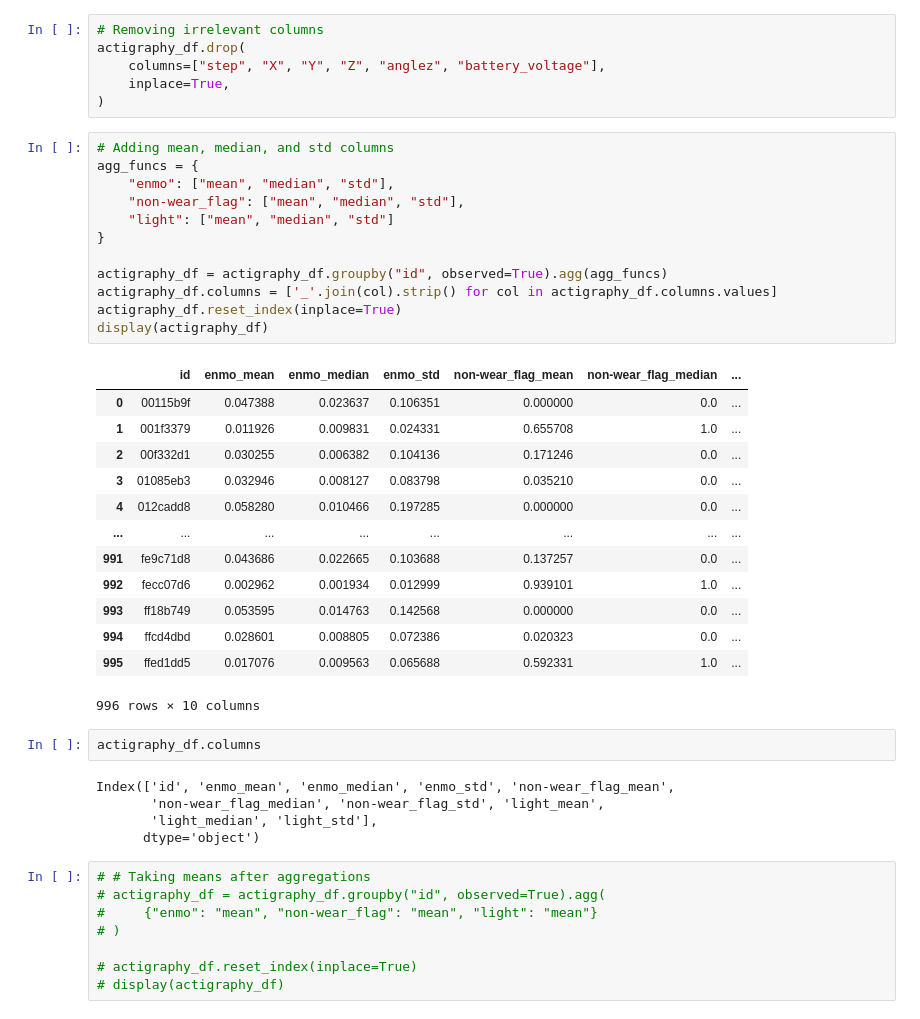
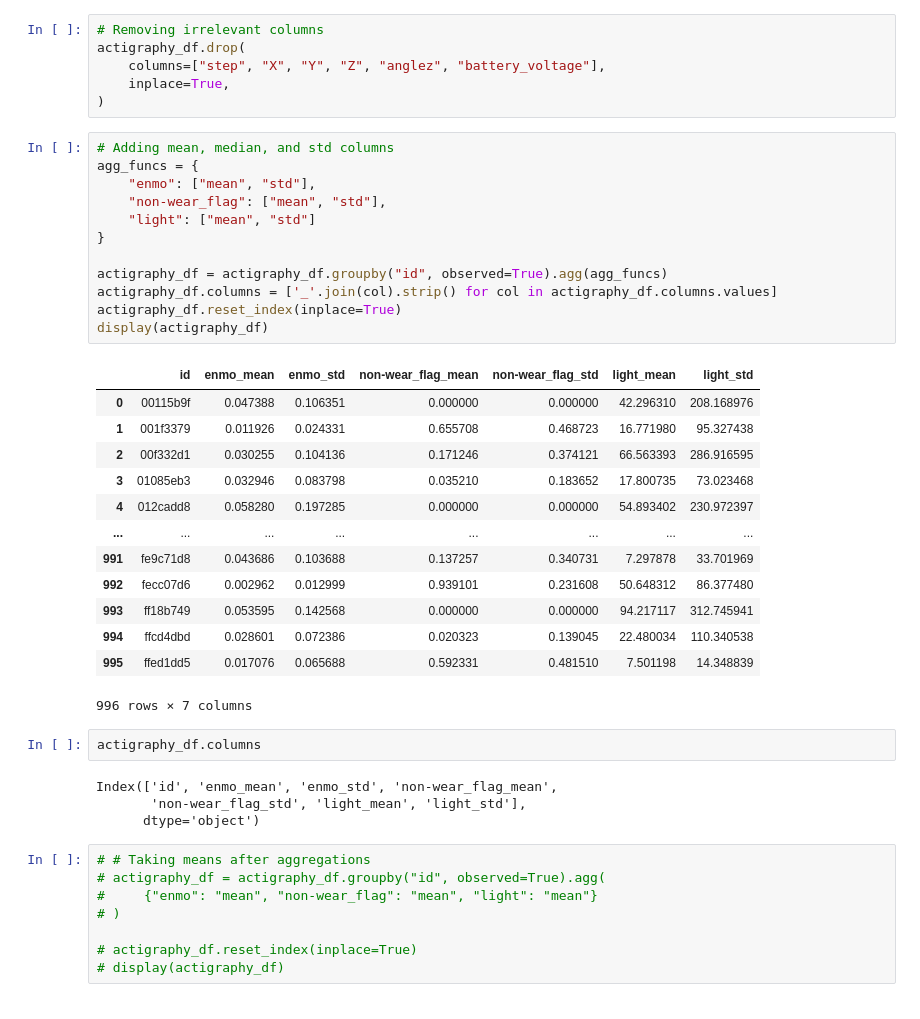
Before and after one commit to ASilins/mal1-2024, a Jupyter notebook: final project/analysis_ML_models.ipynb, the cells around one changed output. Drawn from its saved outputs; the diff is of its cells as text.

```diff
--- a/final project/analysis_ML_models.ipynb
+++ b/final project/analysis_ML_models.ipynb
@@ -70,35 +69,34 @@ actigraphy_df.drop(
 # %%
 # Adding mean, median, and std columns
 agg_funcs = {
-    "enmo": ["mean", "median", "std"],
-    "non-wear_flag": ["mean", "median", "std"],
-    "light": ["mean", "median", "std"]
+    "enmo": ["mean", "std"],
+    "non-wear_flag": ["mean", "std"],
+    "light": ["mean", "std"]
 }
 
 actigraphy_df = actigraphy_df.groupby("id", observed=True).agg(agg_funcs)
 actigraphy_df.columns = ['_'.join(col).strip() for col in actigraphy_df.columns.values]
 actigraphy_df.reset_index(inplace=True)
 display(actigraphy_df)
 # %% [output]
-|  | id | enmo_mean | enmo_median | enmo_std | non-wear_flag_mean | non-wear_flag_median | ... |
-| 0 | 00115b9f | 0.047388 | 0.023637 | 0.106351 | 0.000000 | 0.0 | ... |
-| 1 | 001f3379 | 0.011926 | 0.009831 | 0.024331 | 0.655708 | 1.0 | ... |
-| 2 | 00f332d1 | 0.030255 | 0.006382 | 0.104136 | 0.171246 | 0.0 | ... |
-| 3 | 01085eb3 | 0.032946 | 0.008127 | 0.083798 | 0.035210 | 0.0 | ... |
-| 4 | 012cadd8 | 0.058280 | 0.010466 | 0.197285 | 0.000000 | 0.0 | ... |
+|  | id | enmo_mean | enmo_std | non-wear_flag_mean | non-wear_flag_std | light_mean | light_std |
+| 0 | 00115b9f | 0.047388 | 0.106351 | 0.000000 | 0.000000 | 42.296310 | 208.168976 |
+| 1 | 001f3379 | 0.011926 | 0.024331 | 0.655708 | 0.468723 | 16.771980 | 95.327438 |
+| 2 | 00f332d1 | 0.030255 | 0.104136 | 0.171246 | 0.374121 | 66.563393 | 286.916595 |
+| 3 | 01085eb3 | 0.032946 | 0.083798 | 0.035210 | 0.183652 | 17.800735 | 73.023468 |
+| 4 | 012cadd8 | 0.058280 | 0.197285 | 0.000000 | 0.000000 | 54.893402 | 230.972397 |
 | ... | ... | ... | ... | ... | ... | ... | ... |
-| 991 | fe9c71d8 | 0.043686 | 0.022665 | 0.103688 | 0.137257 | 0.0 | ... |
-| 992 | fecc07d6 | 0.002962 | 0.001934 | 0.012999 | 0.939101 | 1.0 | ... |
-| 993 | ff18b749 | 0.053595 | 0.014763 | 0.142568 | 0.000000 | 0.0 | ... |
-| 994 | ffcd4dbd | 0.028601 | 0.008805 | 0.072386 | 0.020323 | 0.0 | ... |
-| 995 | ffed1dd5 | 0.017076 | 0.009563 | 0.065688 | 0.592331 | 1.0 | ... |
+| 991 | fe9c71d8 | 0.043686 | 0.103688 | 0.137257 | 0.340731 | 7.297878 | 33.701969 |
+| 992 | fecc07d6 | 0.002962 | 0.012999 | 0.939101 | 0.231608 | 50.648312 | 86.377480 |
+| 993 | ff18b749 | 0.053595 | 0.142568 | 0.000000 | 0.000000 | 94.217117 | 312.745941 |
+| 994 | ffcd4dbd | 0.028601 | 0.072386 | 0.020323 | 0.139045 | 22.480034 | 110.340538 |
+| 995 | ffed1dd5 | 0.017076 | 0.065688 | 0.592331 | 0.481510 | 7.501198 | 14.348839 |
-996 rows × 10 columns
+996 rows × 7 columns
 # %%
 actigraphy_df.columns
 # %% [output]
-Index(['id', 'enmo_mean', 'enmo_median', 'enmo_std', 'non-wear_flag_mean',
-       'non-wear_flag_median', 'non-wear_flag_std', 'light_mean',
-       'light_median', 'light_std'],
+Index(['id', 'enmo_mean', 'enmo_std', 'non-wear_flag_mean',
+       'non-wear_flag_std', 'light_mean', 'light_std'],
       dtype='object')
 # %%
 # # Taking means after aggregations
```
Also changed, not shown: parts of 36 cells of this notebook, 2 other files.
